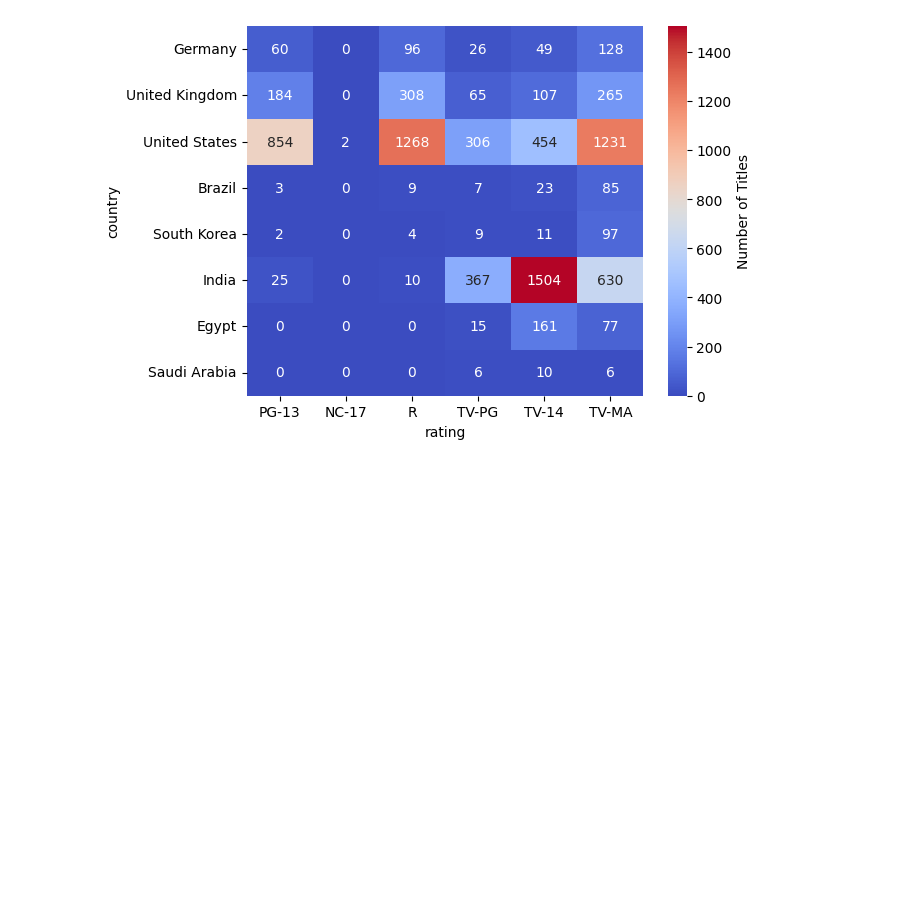
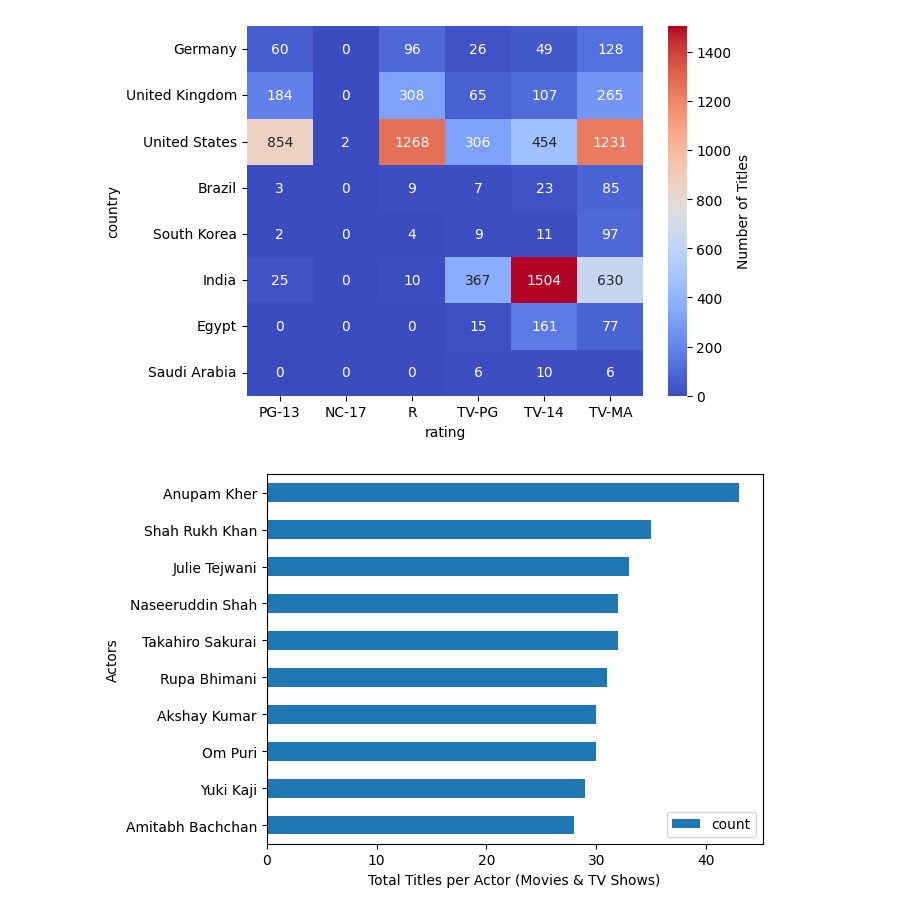
Before and after one commit to HamzahFayad/netflix-insights, a Jupyter notebook: netflix_data_analysis.ipynb, the cells around one changed output. Saved outputs shown, nothing was run; the diff lists cells and outputs as text; code cells hidden in the pictures; blank space fills up the shorter version.

Commit message:
frequent actors bar chart

```diff
--- a/netflix_data_analysis.ipynb
+++ b/netflix_data_analysis.ipynb
@@ -203,3 +203,19 @@ sns.heatmap(chosen_countries2, annot=True,fmt=".0f", cmap="coolwarm", cbar_kws={
 plt.show()
 # %% [output]
 [figure]
+# %%
+actors_df = total_num.copy()
+actors_df.dropna(subset=["cast"], inplace=True) #remove NaN cast columns
+# %%
+actors_df["cast"] = actors_df["cast"].apply(lambda x: x.split(", "))
+# %%
+actors_df = actors_df.explode("cast")
+top_actors = actors_df["cast"].value_counts().head(10).sort_values(ascending=True)
+# %%
+top_actors.plot(kind="barh")
+plt.ylabel("Actors")
+plt.xlabel("Total Titles per Actor (Movies & TV Shows)")
+plt.legend()
+plt.show()
+# %% [output]
+[figure, added]
```
Also changed, not shown: 1 other file.
